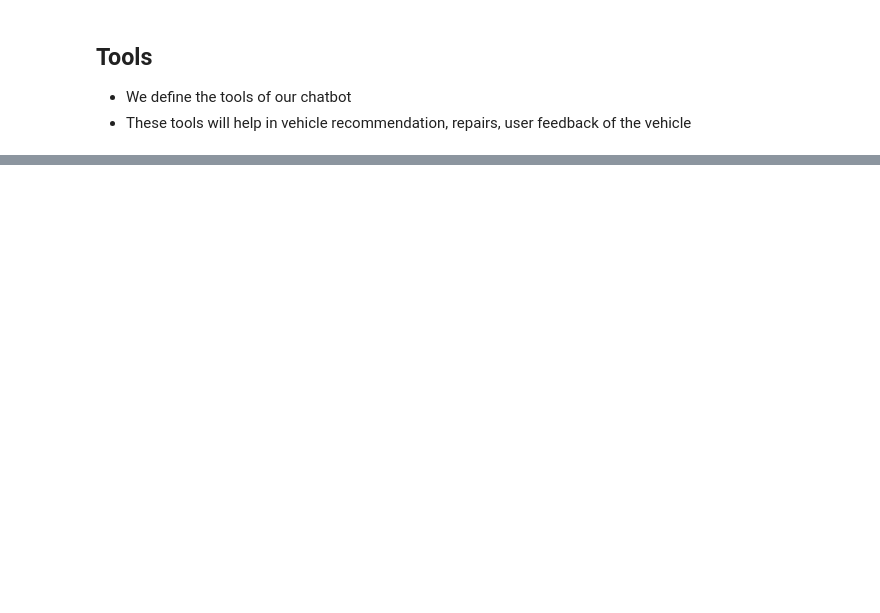
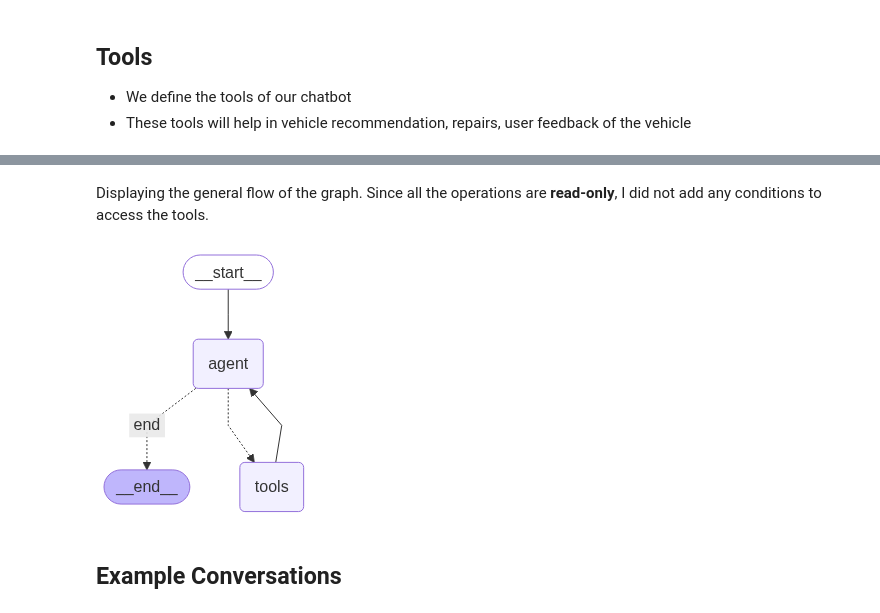
Before and after one commit to AdityaUnal/RentalShop, a Jupyter notebook: chabot.ipynb, the cells around one changed output, grey strips where cells are left out. Drawn from its saved outputs; the diff is of its cells as text; code cells hidden in the pictures; blank space fills up the shorter version.

```diff
--- a/chabot.ipynb
+++ b/chabot.ipynb
@@ -162,0 +742,51 @@ DatabaseError: Execution failed on sql 'SELECT * FROM vehicles': file is not a d
+# %%
+from langgraph.prebuilt import ToolNode
+from langgraph.checkpoint.memory import MemorySaver
+
+tool_node = ToolNode(tools)
+
+# Build the custom graph
+def create_custom_agent():
+    # Initialize the graph
+    workflow = StateGraph(MessagesState)
+
+    # Add nodes
+    workflow.add_node("agent", agent_node)
+    workflow.add_node("tools", tool_node)
+
+    # Add edges
+    workflow.add_edge(START, "agent")  # Start with agent
+
+    # Add conditional edge from agent
+    workflow.add_conditional_edges(
+        "agent",
+        should_continue,
+        {
+            "tools": "tools",
+            "end": END
+        }
+    )
+
+    # After tools, always go back to agent
+    workflow.add_edge("tools", "agent")
+
+    return workflow
+
+
+workflow = create_custom_agent()
+memory = MemorySaver()
+agent_graph = workflow.compile(checkpointer=memory)
+# %% [markdown]
+Displaying the general flow of the graph. Since all the operations are **read-only**, I did not add any conditions to access the tools.
+# %%
+from IPython.display import Image, display
+
+try:
+    display(Image(agent_graph.get_graph(xray=True).draw_mermaid_png()))
+except Exception:
+    # This requires some extra dependencies and is optional
+    pass
+# %% [output]
+[figure, added]
+# %% [markdown]
+## Example Conversations
```
Also changed, not shown: parts of 63 cells of this notebook, 18 other files.
